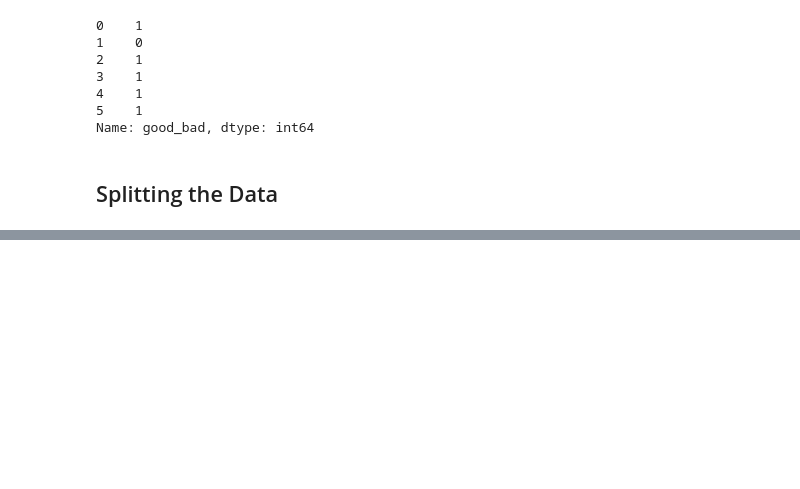
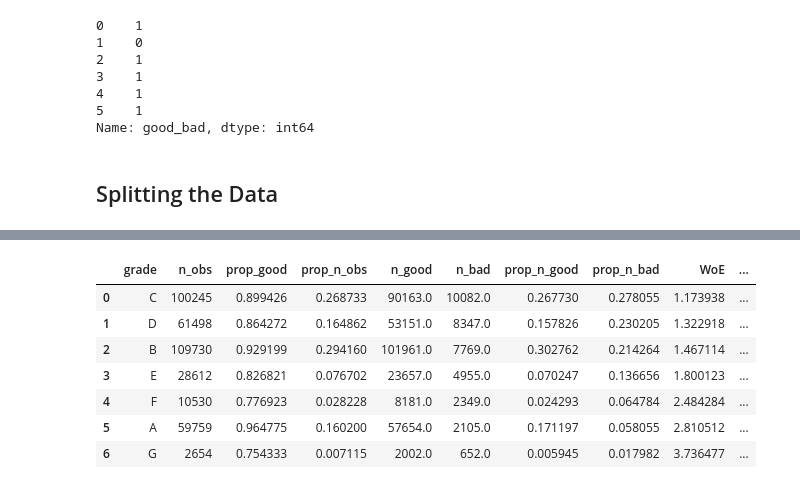
Before and after one commit to oaagboro/credit_risk_modelling, a Jupyter notebook: 2_Preprocessing_Discrete_Variables.ipynb, the cells around one changed output, grey strips where cells are left out. Cells and saved outputs as stored; diff of their text form; code cells hidden in the pictures; blank space fills up the shorter version.

Commit message:
updated preprocesing

```diff
--- a/2_Preprocessing_Discrete_Variables.ipynb
+++ b/2_Preprocessing_Discrete_Variables.ipynb
@@ -262,0 +265,3 @@ loan_data_targets_test.shape
+# %%
+df_inputs_prepr = loan_data_inputs_train
+df_targets_prepr = loan_data_targets_train
@@ -262,0 +422,47 @@ loan_data_targets_test.shape
+# %%
+# Create a function for automatic pre-processing of discrete variables
+def woe_discrete(df, discrete_variable_name, good_bad_variable_df):
+    df = pd.concat([df[discrete_variable_name], good_bad_variable_df], axis = 1)
+    df = pd.concat([df.groupby(df.columns.values[0], as_index = False)[df.columns.values[1]].count(),
+                    df.groupby(df.columns.values[0], as_index = False)[df.columns.values[1]].mean()], axis = 1)
+    df = df.iloc[: , [0, 1, 3]]
+    df.columns = [df.columns.values[0], 'n_obs', 'prop_good']
+
+    # Calc the proportion of observations in each grade
+    df['prop_n_obs'] = df['n_obs'] / df['n_obs'].sum()
+
+    # Calculate the number of good borrowers and bad borrowers by grade group
+    df['n_good'] = df['prop_good'] * df['n_obs']
+    df['n_bad'] = (1 - df['prop_good']) * df['n_obs']
+
+    # Calculate the proportion of good borrowers and bad borrowers for each grade
+    df['prop_n_good'] = df['n_good'] / df['n_good'].sum()
+    df['prop_n_bad'] = df['n_bad'] / df['n_bad'].sum()
+
+    # Calculate the Weight of Evidence
+    df['WoE'] = np.log(df['prop_good'] / df['prop_n_bad'])
+
+    # Sort results by weight of evidence and reset the index
+    df = df.sort_values(['WoE'])
+    df = df.reset_index(drop = True)
+
+    # Calculate the difference of each two subsequent rows
+    df['diff_prop_good'] = df['prop_good'].diff().abs()
+    df['diff_WoE'] = df['WoE'].diff().abs()
+
+    # Calculate the Information Value
+    df['IV'] = (df['prop_n_good'] - df['prop_n_bad']) * df['WoE']
+    df['IV'] = df['IV'].sum()
+    return df
+# %%
+df_temp = woe_discrete(df_inputs_prepr, 'grade', df_targets_prepr)
+df_temp
+# %% [output]
+|  | grade | n_obs | prop_good | prop_n_obs | n_good | n_bad | prop_n_good | prop_n_bad | WoE | ... |
+| 0 | C | 100245 | 0.899426 | 0.268733 | 90163.0 | 10082.0 | 0.267730 | 0.278055 | 1.173938 | ... |
+| 1 | D | 61498 | 0.864272 | 0.164862 | 53151.0 | 8347.0 | 0.157826 | 0.230205 | 1.322918 | ... |
+| 2 | B | 109730 | 0.929199 | 0.294160 | 101961.0 | 7769.0 | 0.302762 | 0.214264 | 1.467114 | ... |
+| 3 | E | 28612 | 0.826821 | 0.076702 | 23657.0 | 4955.0 | 0.070247 | 0.136656 | 1.800123 | ... |
+| 4 | F | 10530 | 0.776923 | 0.028228 | 8181.0 | 2349.0 | 0.024293 | 0.064784 | 2.484284 | ... |
+| 5 | A | 59759 | 0.964775 | 0.160200 | 57654.0 | 2105.0 | 0.171197 | 0.058055 | 2.810512 | ... |
+| 6 | G | 2654 | 0.754333 | 0.007115 | 2002.0 | 652.0 | 0.005945 | 0.017982 | 3.736477 | ... |
```
Also changed, not shown: parts of 23 cells of this notebook, 1 other file.
